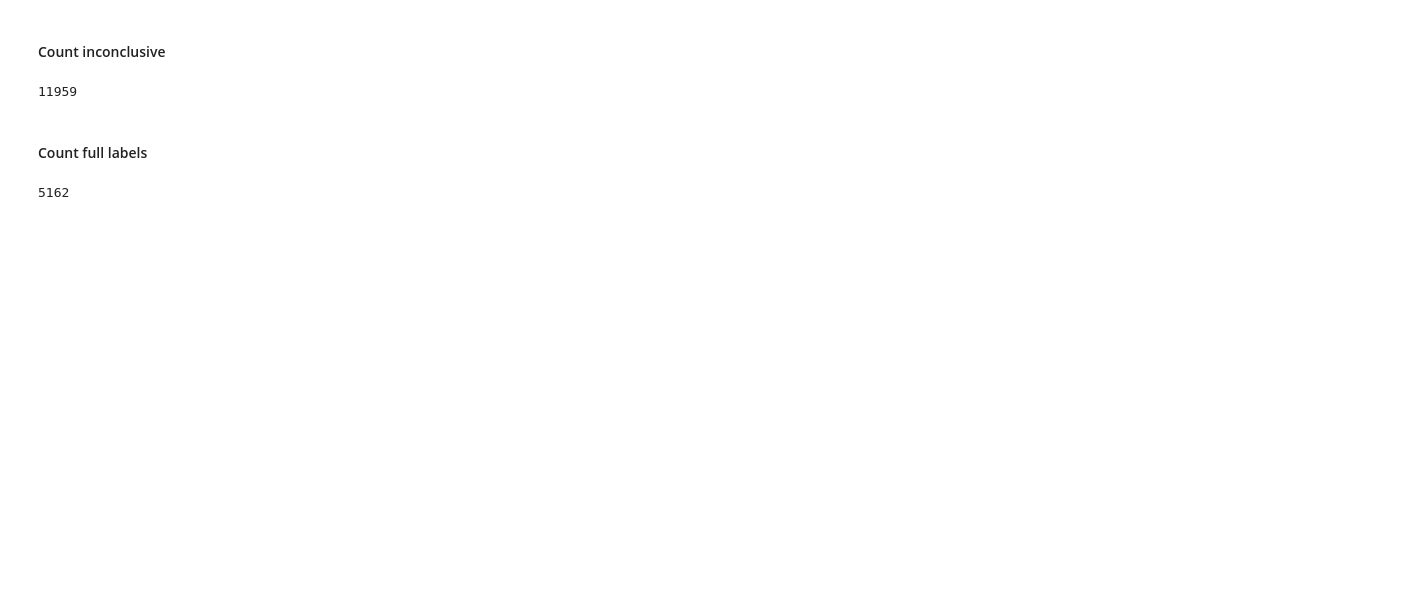
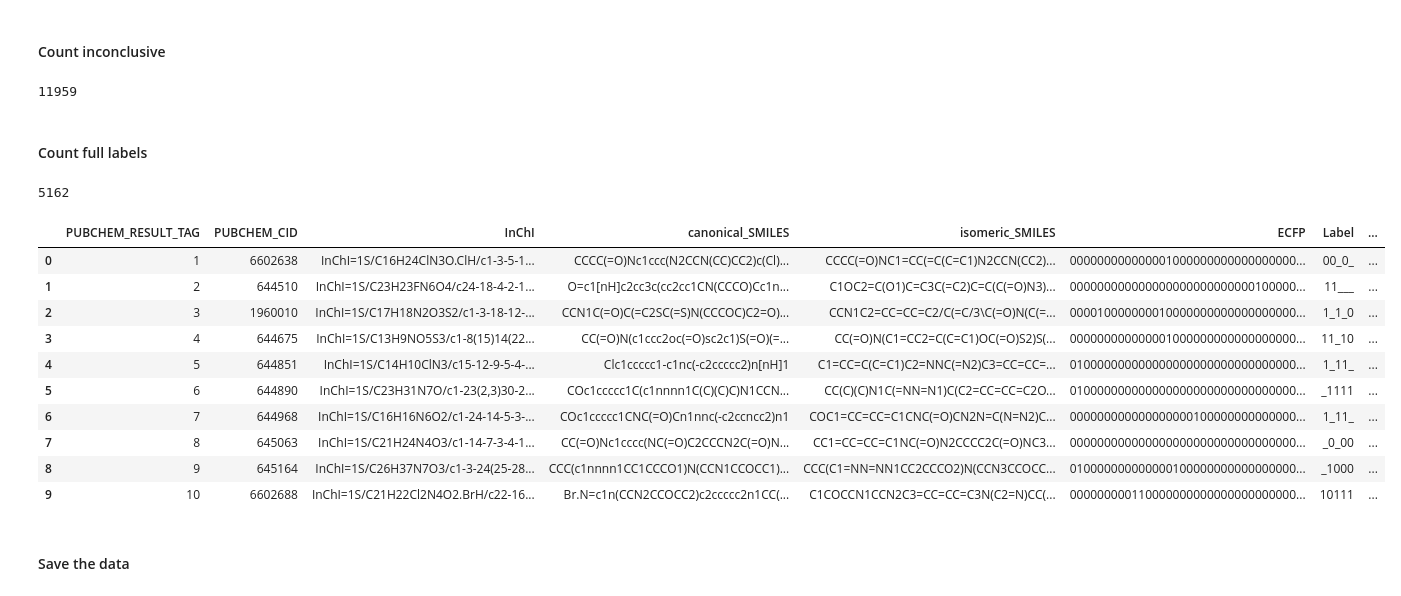
Before and after one commit to XieResearchGroup/PLANS, a Jupyter notebook: notebooks/modify_raw_data.ipynb, the cells around one changed output. Drawn from its saved outputs; the diff is of its cells as text; code cells hidden in the pictures; blank space fills up the shorter version.

Commit message:
generate onehot labels

```diff
--- a/notebooks/modify_raw_data.ipynb
+++ b/notebooks/modify_raw_data.ipynb
@@ -486,3 +487,20 @@ n_chem = raw_act_df.shape[0]
 print(n_chem - n_inc)
 # %% [output]
 5162
+# %%
+raw_act_df = pd.read_csv("../data/fromraw_cid_inchi_smiles_fp_labels.csv")
+raw_act_df.head()
+# %% [output]
+|  | PUBCHEM_RESULT_TAG | PUBCHEM_CID | InChI | canonical_SMILES | isomeric_SMILES | ECFP | Label | ... |
+| 0 | 1 | 6602638 | InChI=1S/C16H24ClN3O.ClH/c1-3-5-1... | CCCC(=O)Nc1ccc(N2CCN(CC)CC2)c(Cl)... | CCCC(=O)NC1=CC(=C(C=C1)N2CCN(CC2)... | 000000000000001000000000000000000... | 00_0_ | ... |
+| 1 | 2 | 644510 | InChI=1S/C23H23FN6O4/c24-18-4-2-1... | O=c1[nH]c2cc3c(cc2cc1CN(CCCO)Cc1n... | C1OC2=C(O1)C=C3C(=C2)C=C(C(=O)N3)... | 000000000000000000000000000100000... | 11___ | ... |
+| 2 | 3 | 1960010 | InChI=1S/C17H18N2O3S2/c1-3-18-12-... | CCN1C(=O)C(=C2SC(=S)N(CCCOC)C2=O)... | CCN1C2=CC=CC=C2/C(=C/3\C(=O)N(C(=... | 000010000000010000000000000000000... | 1_1_0 | ... |
+| 3 | 4 | 644675 | InChI=1S/C13H9NO5S3/c1-8(15)14(22... | CC(=O)N(c1ccc2oc(=O)sc2c1)S(=O)(=... | CC(=O)N(C1=CC2=C(C=C1)OC(=O)S2)S(... | 000000000000001000000000000000000... | 11_10 | ... |
+| 4 | 5 | 644851 | InChI=1S/C14H10ClN3/c15-12-9-5-4-... | Clc1ccccc1-c1nc(-c2ccccc2)n[nH]1 | C1=CC=C(C=C1)C2=NNC(=N2)C3=CC=CC=... | 010000000000000000000000000000000... | 1_11_ | ... |
+| 5 | 6 | 644890 | InChI=1S/C23H31N7O/c1-23(2,3)30-2... | COc1ccccc1C(c1nnnn1C(C)(C)C)N1CCN... | CC(C)(C)N1C(=NN=N1)C(C2=CC=CC=C2O... | 010000000000000000000000000000000... | _1111 | ... |
+| 6 | 7 | 644968 | InChI=1S/C16H16N6O2/c1-24-14-5-3-... | COc1ccccc1CNC(=O)Cn1nnc(-c2ccncc2)n1 | COC1=CC=CC=C1CNC(=O)CN2N=C(N=N2)C... | 000000000000000000100000000000000... | 1_11_ | ... |
+| 7 | 8 | 645063 | InChI=1S/C21H24N4O3/c1-14-7-3-4-1... | CC(=O)Nc1cccc(NC(=O)C2CCCN2C(=O)N... | CC1=CC=CC=C1NC(=O)N2CCCC2C(=O)NC3... | 000000000000000000000000000000000... | _0_00 | ... |
+| 8 | 9 | 645164 | InChI=1S/C26H37N7O3/c1-3-24(25-28... | CCC(c1nnnn1CC1CCCO1)N(CCN1CCOCC1)... | CCC(C1=NN=NN1CC2CCCO2)N(CCN3CCOCC... | 010000000000000100000000000000000... | _1000 | ... |
+| 9 | 10 | 6602688 | InChI=1S/C21H22Cl2N4O2.BrH/c22-16... | Br.N=c1n(CCN2CCOCC2)c2ccccc2n1CC(... | C1COCCN1CCN2C3=CC=CC=C3N(C2=N)CC(... | 000000000110000000000000000000000... | 10111 | ... |
+# %% [markdown]
+#### Save the data
```
Also changed, not shown: parts of 8 cells of this notebook.
